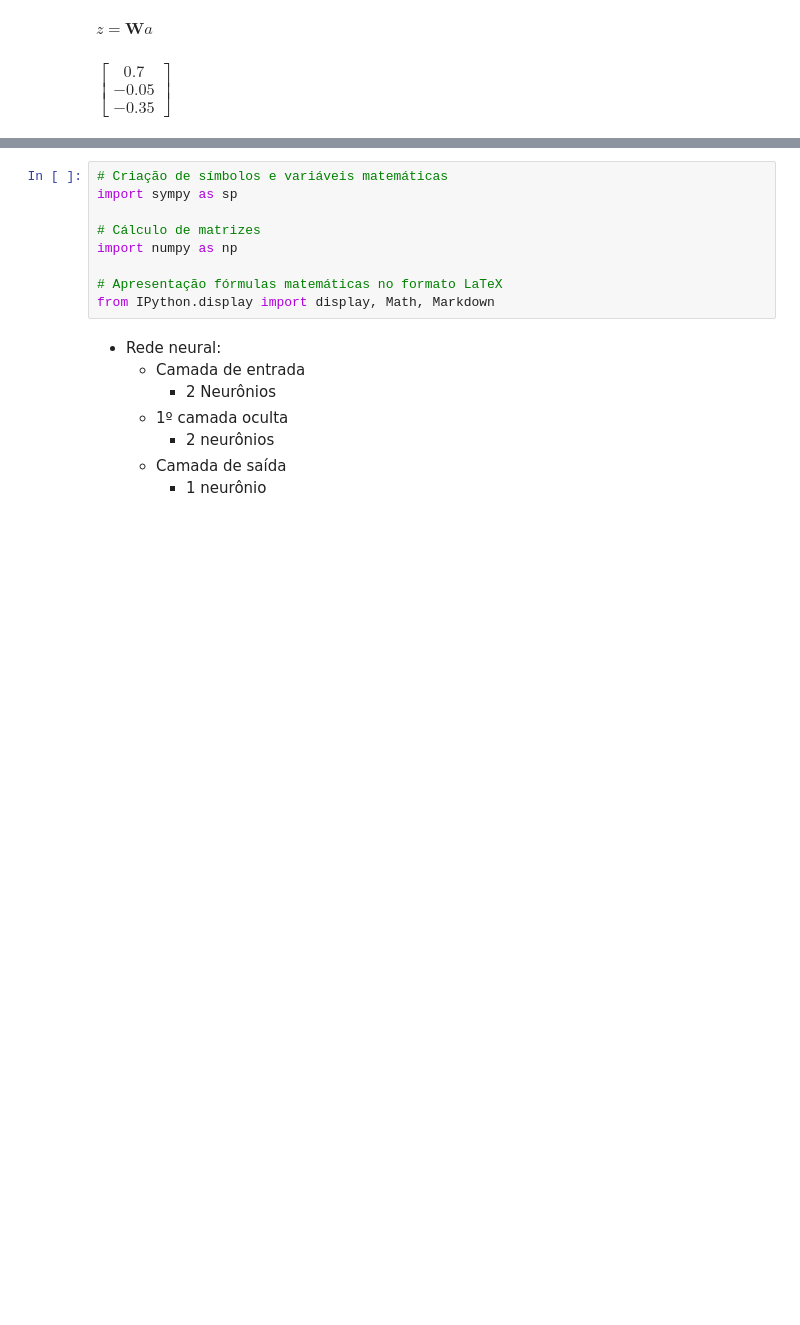
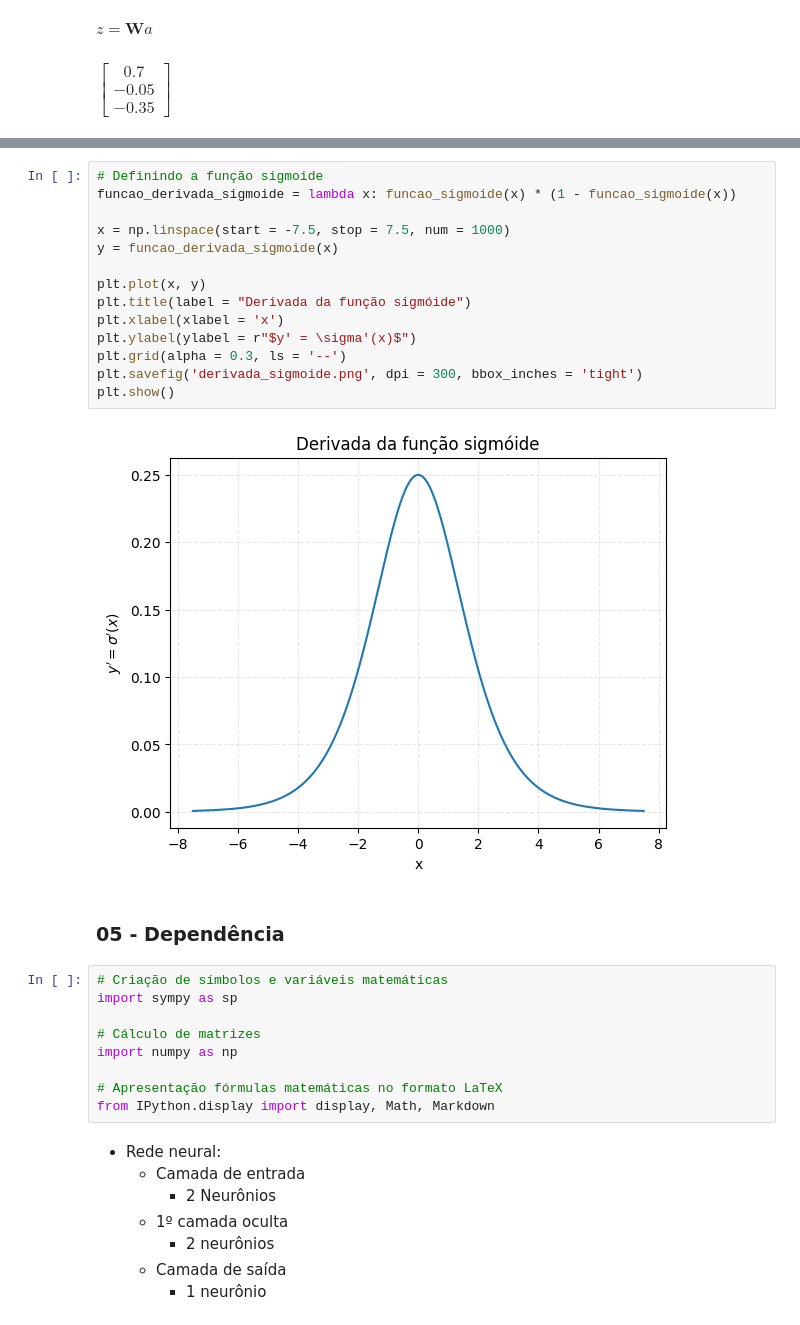
Before and after one commit to AriBarrosFilho/Ari-Aprendendo-Aprendizado_Maquina, a Jupyter notebook: 06 - Redes neurais/meus_estudos_redes_neurais/ari.ipynb, the cells around one changed output, grey strips where cells are left out. Drawn from its saved outputs; the diff is of its cells as text; blank space fills up the shorter version.

```diff
--- a/06 - Redes neurais/meus_estudos_redes_neurais/ari.ipynb
+++ b/06 - Redes neurais/meus_estudos_redes_neurais/ari.ipynb
@@ -339,3 +372,21 @@ $\displaystyle \left[\begin{matrix}0.7\\-0.05\\-0.35\end{matrix}\right]$
+# %%
+# Definindo a função sigmoide
+funcao_derivada_sigmoide = lambda x: funcao_sigmoide(x) * (1 - funcao_sigmoide(x))
+
+x = np.linspace(start = -7.5, stop = 7.5, num = 1000)
+y = funcao_derivada_sigmoide(x)
+
+plt.plot(x, y)
+plt.title(label = "Derivada da função sigmóide")
+plt.xlabel(xlabel = 'x')
+plt.ylabel(ylabel = r"$y' = \sigma'(x)$")
+plt.grid(alpha = 0.3, ls = '--')
+plt.savefig('derivada_sigmoide.png', dpi = 300, bbox_inches = 'tight')
+plt.show()
+# %% [output]
+[figure, added]
+# %% [markdown]
+### 05 - Dependência
 # %%
 # Criação de símbolos e variáveis matemáticas
 import sympy as sp
```
Also changed, not shown: parts of 17 cells of this notebook, 10 other files.
